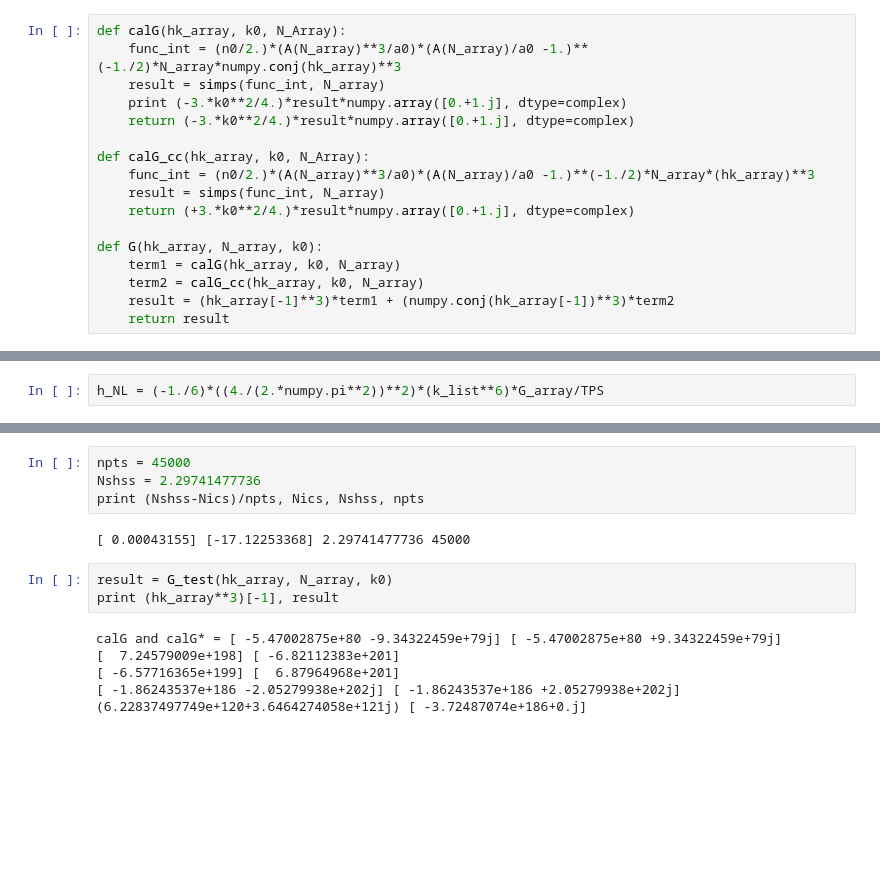
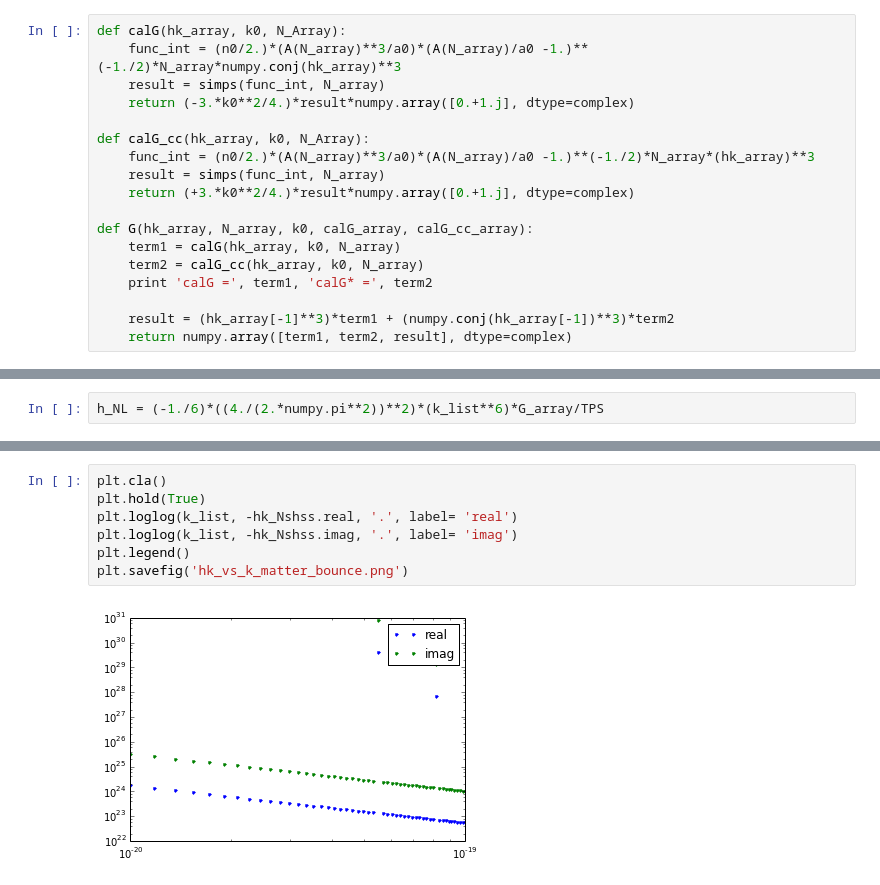
Before and after one commit to rahulporuri/project_work, a Jupyter notebook: matter_bounce/tensor_bi-spectrum-Copy0.ipynb, the cells around one changed output, grey strips where cells are left out. Drawn from its saved outputs; the diff is of its cells as text; blank space fills up the shorter version.

```diff
--- a/matter_bounce/tensor_bi-spectrum-Copy0.ipynb
+++ b/matter_bounce/tensor_bi-spectrum-Copy0.ipynb
@@ -89,7 +75,6 @@ def evolve_hk(Nics, Nshss, k0, hk0, Dhk0, npts):
 def calG(hk_array, k0, N_Array):
     func_int = (n0/2.)*(A(N_array)**3/a0)*(A(N_array)/a0 -1.)**(-1./2)*N_array*numpy.conj(hk_array)**3
     result = simps(func_int, N_array)
-    print (-3.*k0**2/4.)*result*numpy.array([0.+1.j], dtype=complex)
     return (-3.*k0**2/4.)*result*numpy.array([0.+1.j], dtype=complex)
 
 def calG_cc(hk_array, k0, N_Array):
@@ -97,11 +82,13 @@ def calG_cc(hk_array, k0, N_Array):
     result = simps(func_int, N_array)
     return (+3.*k0**2/4.)*result*numpy.array([0.+1.j], dtype=complex)
 
-def G(hk_array, N_array, k0):
+def G(hk_array, N_array, k0, calG_array, calG_cc_array):
     term1 = calG(hk_array, k0, N_array)
     term2 = calG_cc(hk_array, k0, N_array)
+    print 'calG =', term1, 'calG* =', term2
+
     result = (hk_array[-1]**3)*term1 + (numpy.conj(hk_array[-1])**3)*term2
-    return result
+    return numpy.array([term1, term2, result], dtype=complex)
 # %%
 a0 = 1e+05
 n0 = 1.0
@@ -181,15 +213,9 @@ def G_test(hk_array, N_array, k0):
-# %%
-npts = 45000
-Nshss = 2.29741477736
-print (Nshss-Nics)/npts, Nics, Nshss, npts
-# %% [output]
-[ 0.00043155] [-17.12253368] 2.29741477736 45000
-# %%
-result = G_test(hk_array, N_array, k0)
-print (hk_array**3)[-1], result
-# %% [output]
-calG and calG* = [ -5.47002875e+80 -9.34322459e+79j] [ -5.47002875e+80 +9.34322459e+79j]
-[  7.24579009e+198] [ -6.82112383e+201]
-[ -6.57716365e+199] [  6.87964968e+201]
-[ -1.86243537e+186 -2.05279938e+202j] [ -1.86243537e+186 +2.05279938e+202j]
-(6.22837497749e+120+3.6464274058e+121j) [ -3.72487074e+186+0.j]
+# %%
+plt.cla()
+plt.hold(True)
+plt.loglog(k_list, -hk_Nshss.real, '.', label= 'real')
+plt.loglog(k_list, -hk_Nshss.imag, '.', label= 'imag')
+plt.legend()
+plt.savefig('hk_vs_k_matter_bounce.png')
+# %% [output]
+[figure, added]
```
Also changed, not shown: parts of 17 cells of this notebook, 8 other files.
